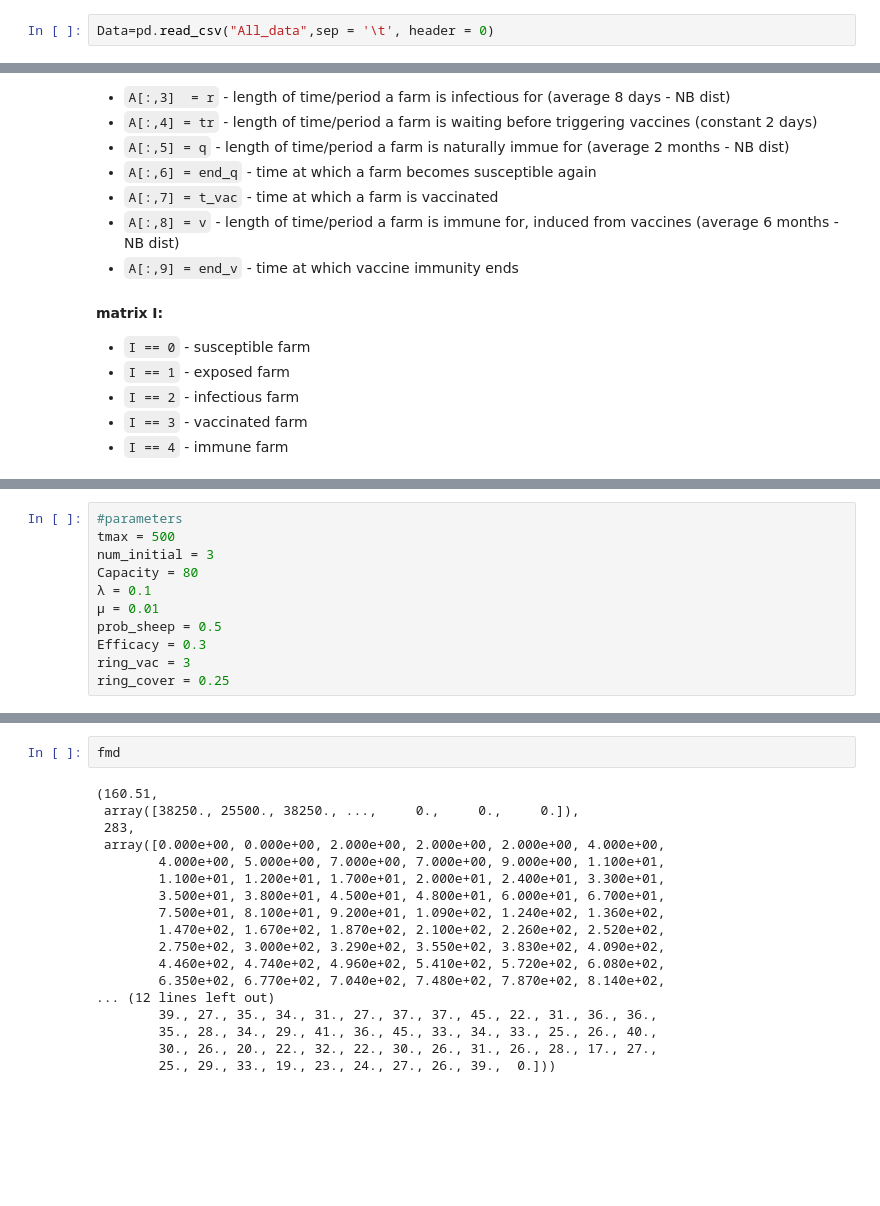
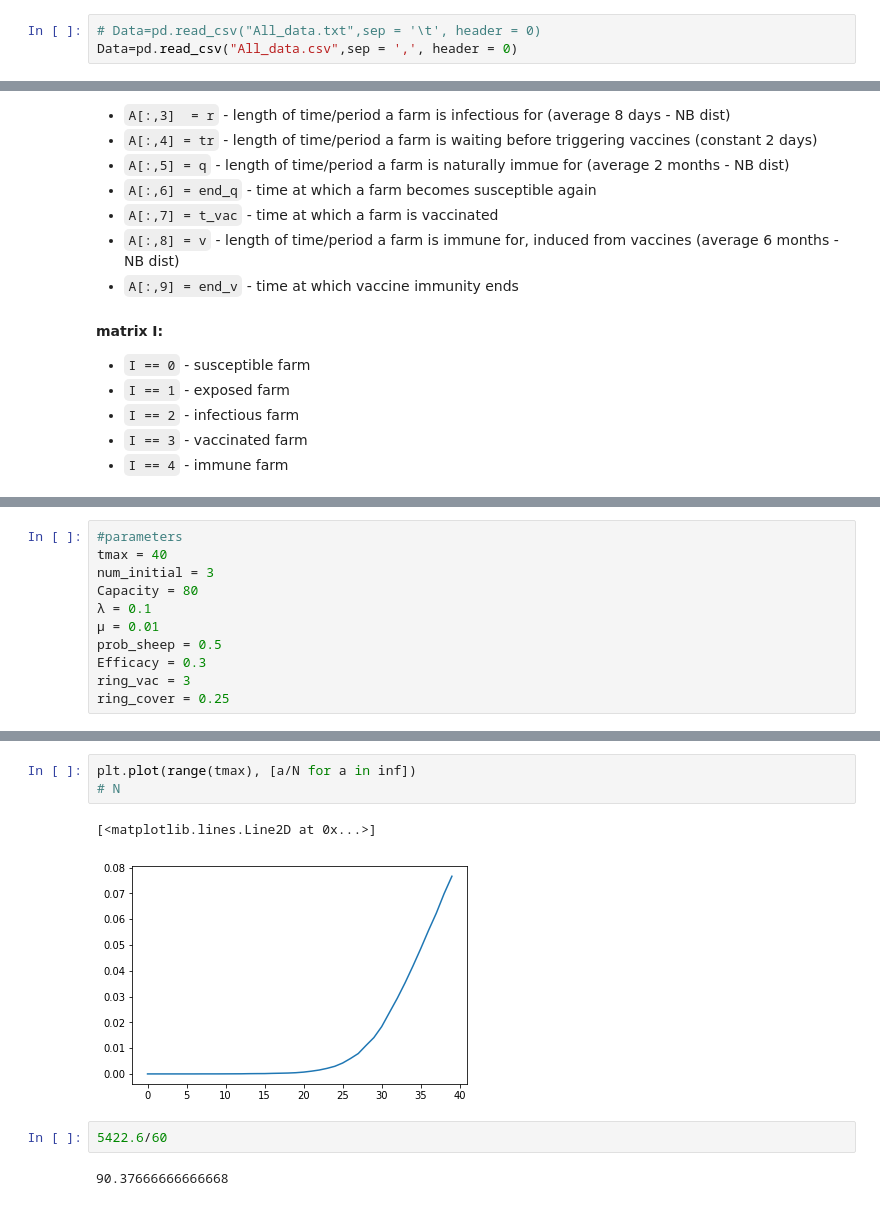
Before and after one commit to susiecant/FMD-RSG, a Jupyter notebook: Main_Notebooks/spatial_disease_model.ipynb, the cells around one changed output, grey strips where cells are left out. Saved outputs shown, nothing was run; the diff lists cells and outputs as text; blank space fills up the shorter version.

```diff
--- a/Main_Notebooks/spatial_disease_model.ipynb
+++ b/Main_Notebooks/spatial_disease_model.ipynb
@@ -24,3 +20,4 @@ vgrid = Proj(init="world:bng")
 # %%
-Data=pd.read_csv("All_data",sep = '\t', header = 0)
+# Data=pd.read_csv("All_data.txt",sep = '\t', header = 0)
+Data=pd.read_csv("All_data.csv",sep = ',', header = 0)
 # %%
@@ -485,7 +471,7 @@ def fmd_model(df, n, tmax, num_initial, Capacity,λ, μ, prob_sheep, s, r, tr, q
     return Inf, endemic, cost, total_numinf, cumInf, numInf
 # %%
 #parameters
-tmax = 500
+tmax = 40
 num_initial = 3
 Capacity = 80
 λ = 0.1
@@ -538,20 +508,10 @@ plt.plot(range(tmax), fmd[0][:500])
-# %%
-fmd
-# %% [output]
-(160.51,
- array([38250., 25500., 38250., ...,     0.,     0.,     0.]),
- 283,
- array([0.000e+00, 0.000e+00, 2.000e+00, 2.000e+00, 2.000e+00, 4.000e+00,
-        4.000e+00, 5.000e+00, 7.000e+00, 7.000e+00, 9.000e+00, 1.100e+01,
-        1.100e+01, 1.200e+01, 1.700e+01, 2.000e+01, 2.400e+01, 3.300e+01,
-        3.500e+01, 3.800e+01, 4.500e+01, 4.800e+01, 6.000e+01, 6.700e+01,
-        7.500e+01, 8.100e+01, 9.200e+01, 1.090e+02, 1.240e+02, 1.360e+02,
-        1.470e+02, 1.670e+02, 1.870e+02, 2.100e+02, 2.260e+02, 2.520e+02,
-        2.750e+02, 3.000e+02, 3.290e+02, 3.550e+02, 3.830e+02, 4.090e+02,
-        4.460e+02, 4.740e+02, 4.960e+02, 5.410e+02, 5.720e+02, 6.080e+02,
-        6.350e+02, 6.770e+02, 7.040e+02, 7.480e+02, 7.870e+02, 8.140e+02,
-... (12 lines left out)
-        39., 27., 35., 34., 31., 27., 37., 37., 45., 22., 31., 36., 36.,
-        35., 28., 34., 29., 41., 36., 45., 33., 34., 33., 25., 26., 40.,
-        30., 26., 20., 22., 32., 22., 30., 26., 31., 26., 28., 17., 27.,
-        25., 29., 33., 19., 23., 24., 27., 26., 39.,  0.]))
+# %%
+plt.plot(range(tmax), [a/N for a in inf])
+# N
+# %% [output]
+[<matplotlib.lines.Line2D at 0x...>]
+[figure, added]
+# %%
+5422.6/60
+# %% [output]
+90.37666666666668
```
Also changed, not shown: parts of 20 cells of this notebook, 1 other file.
